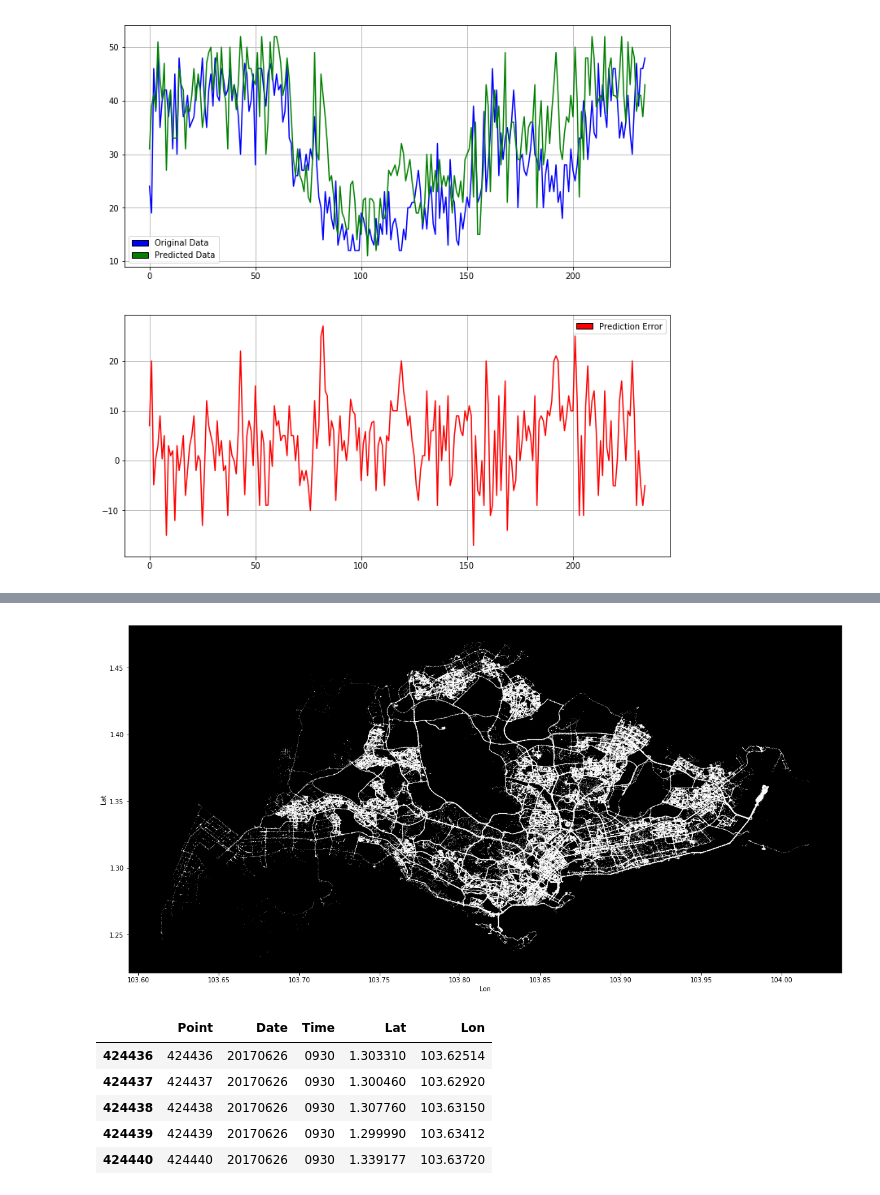
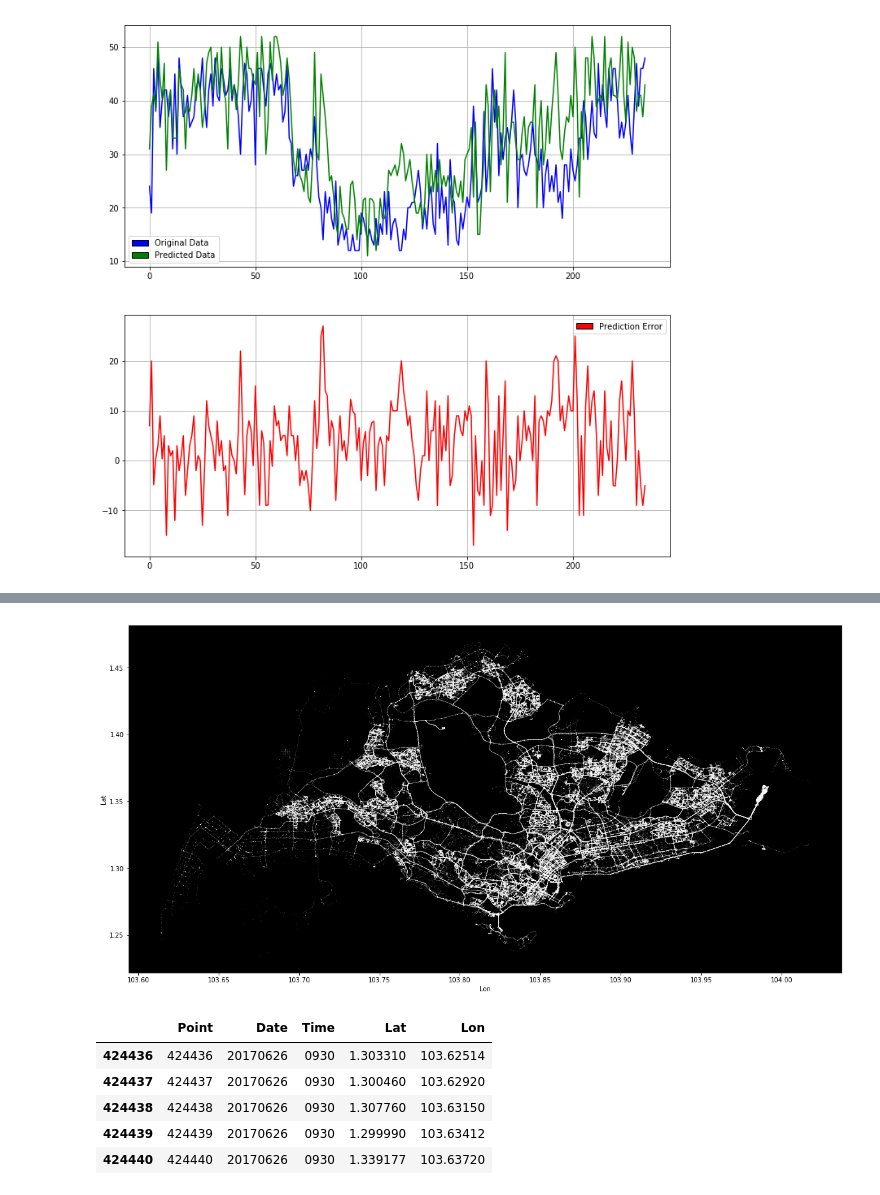
Before and after one commit to hari-allamraju/sg-taxidata, a Jupyter notebook: notebooks/API testing.ipynb, the cells around one changed output, grey strips where cells are left out. Drawn from its saved outputs; the diff is of its cells as text; code cells hidden in the pictures.

```diff
--- a/notebooks/API testing.ipynb
+++ b/notebooks/API testing.ipynb
@@ -164,9 +164,9 @@ visualize.plot_model(Xt,yt,ab)
 # %%
 df=taxis.get_df_all_taxi_data_raw_date(DBNAME,DATE)
 # %%
-visualize.plot_map(df,.005)
+visualize.plot_map(df,.001)
 # %% [output]
-[figure, old version]
+[figure, new version]
 # %%
 df1=df[df['Time']=='0930']
 # %%
```
Also changed, not shown: parts of 4 cells of this notebook.
